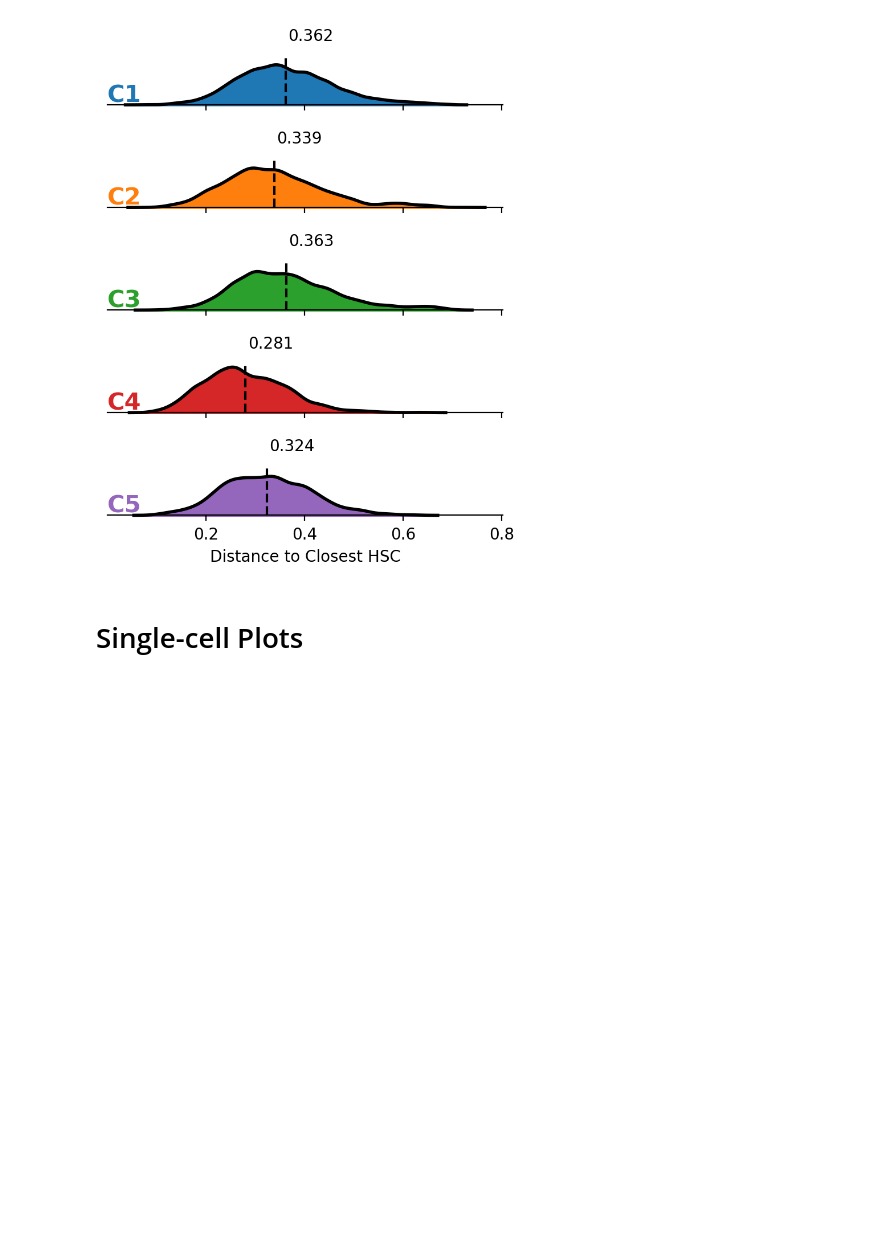
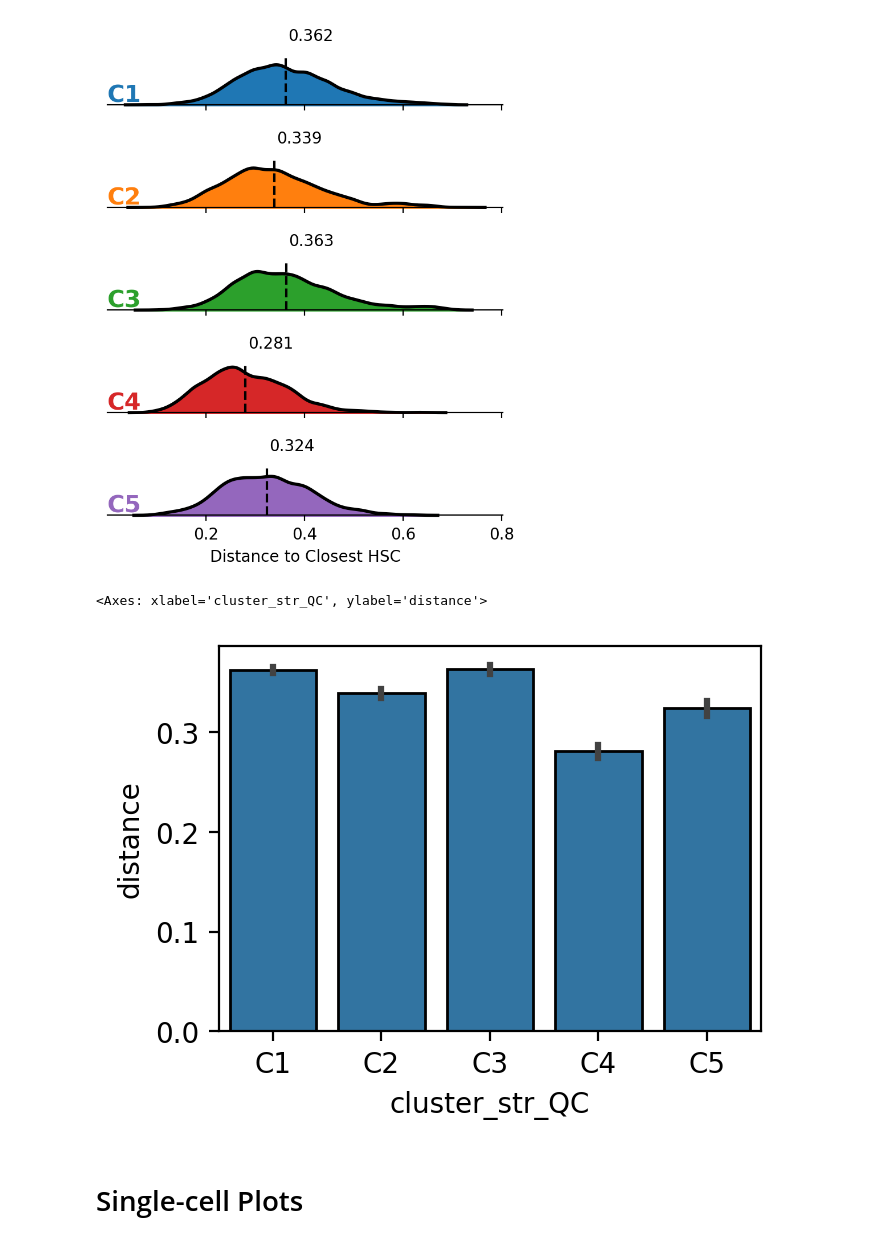
Before and after one commit to CooperStansbury/ONT-single-cell, a Jupyter notebook: notebooks/FIGURE_4_DISTANCE.ipynb, the cells around one changed output. Drawn from its saved outputs; the diff is of its cells as text; code cells hidden in the pictures; blank space fills up the shorter version.

```diff
--- a/notebooks/FIGURE_4_DISTANCE.ipynb
+++ b/notebooks/FIGURE_4_DISTANCE.ipynb
@@ -570,6 +569,26 @@ create_facet_grid(plot, x_col='distance', group_col='cluster_str_QC')
 # %% [output]
 <seaborn.axisgrid.FacetGrid at 0x...>
 [figure]
+# %%
+plot = ihsc.obs.copy()
+plot['distance'] = D.min(axis=1)
+plot = plot.sort_values(by='cluster_str_QC')
+
+plot = plot[plot['cluster_str_QC'] != "C6"]
+
+
+plt.rcParams['figure.dpi'] = 200
+plt.rcParams['figure.figsize'] = 3.5, 2.5
+
+sns.barplot(
+    plot,
+    x='cluster_str_QC',
+    y='distance',
+    ec='k',
+)
+# %% [output]
+<Axes: xlabel='cluster_str_QC', ylabel='distance'>
+[figure, added]
 # %% [markdown]
 # Single-cell Plots
 # %%
```
Also changed, not shown: parts of 19 cells of this notebook, 4 other files.
